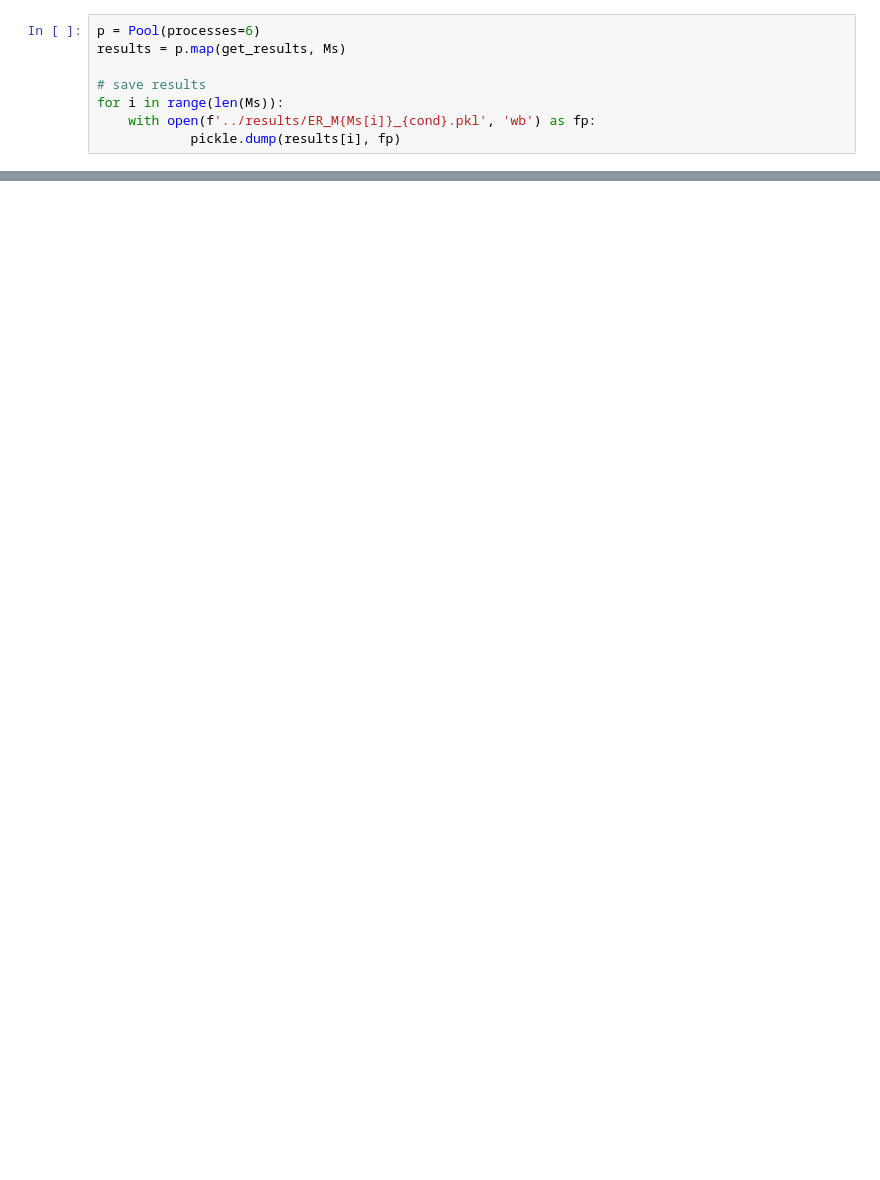
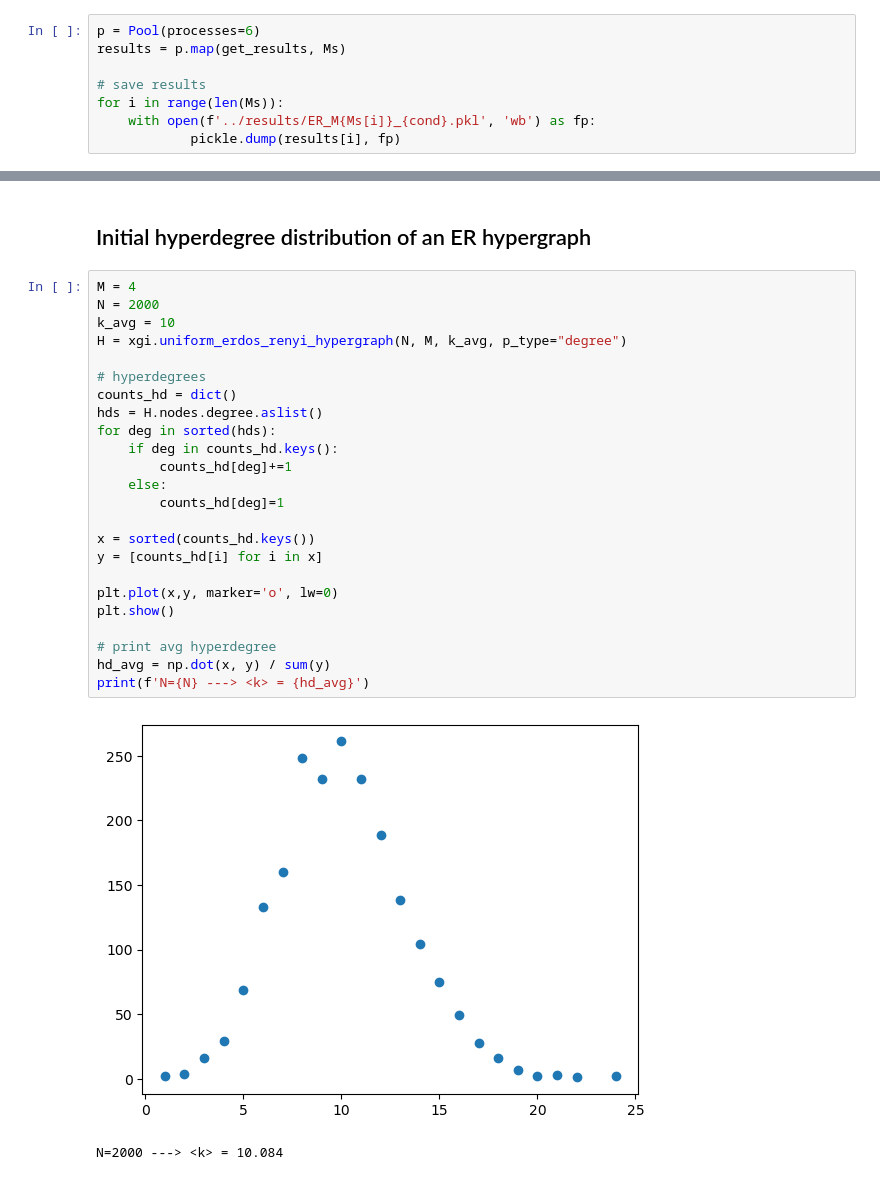
Before and after one commit to cosimoagostinelli/H-or_adaptive_Deffuant, a Jupyter notebook: 3_ER_complete_results.ipynb, the cells around one changed output, grey strips where cells are left out. Saved outputs shown, nothing was run; the diff lists cells and outputs as text; blank space fills up the shorter version.

```diff
--- a/3_ER_complete_results.ipynb
+++ b/3_ER_complete_results.ipynb
@@ -336,0 +700,29 @@ plt.show()
+# %% [markdown]
+## Initial hyperdegree distribution of an ER hypergraph
+# %%
+M = 4
+N = 2000
+k_avg = 10
+H = xgi.uniform_erdos_renyi_hypergraph(N, M, k_avg, p_type="degree")
+
+# hyperdegrees
+counts_hd = dict()
+hds = H.nodes.degree.aslist()
+for deg in sorted(hds):
+    if deg in counts_hd.keys():
+        counts_hd[deg]+=1
+    else:
+        counts_hd[deg]=1
+
+x = sorted(counts_hd.keys())
+y = [counts_hd[i] for i in x]
+
+plt.plot(x,y, marker='o', lw=0)
+plt.show()
+
+# print avg hyperdegree
+hd_avg = np.dot(x, y) / sum(y)
+print(f'N={N} ---> <k> = {hd_avg}')
+# %% [output]
+[figure, added]
+N=2000 ---> <k> = 10.084
```
Also changed, not shown: parts of 17 cells of this notebook, 2 other files.
